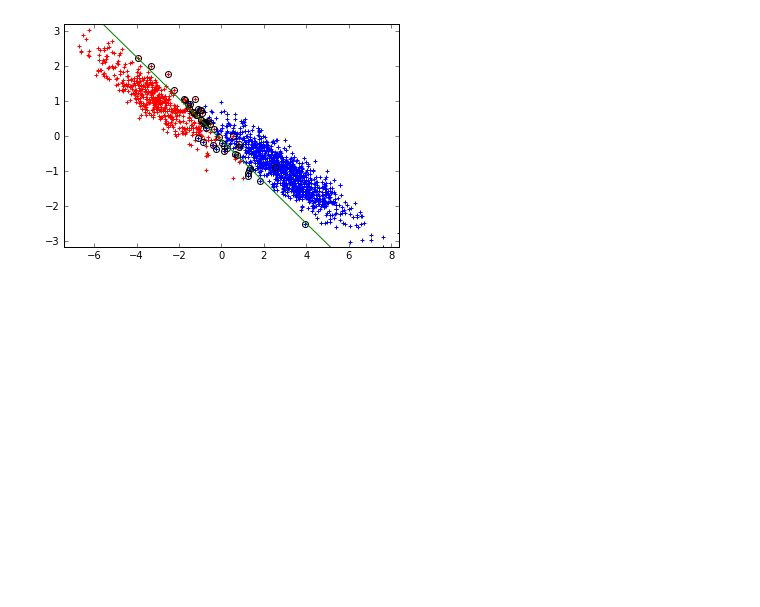
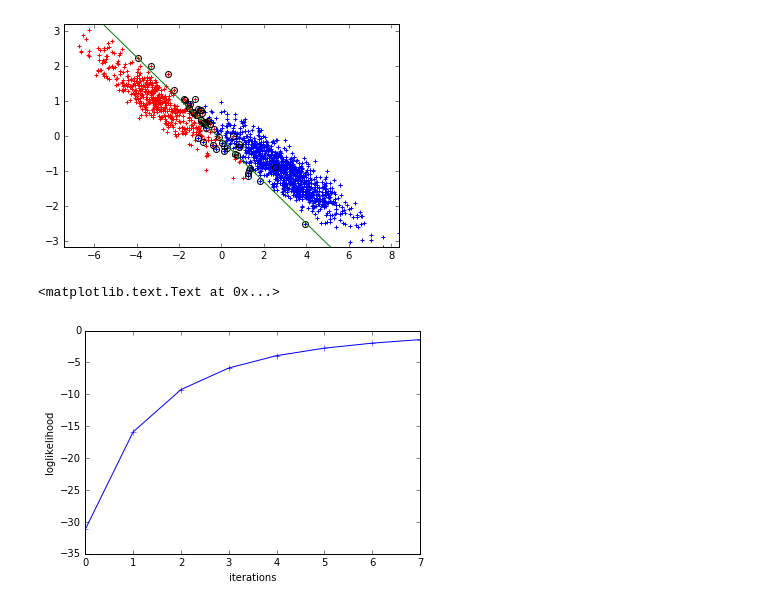
Before and after one commit to yamatogun/ML_short_demo, a Jupyter notebook: ML_tuto.ipynb, the cells around one changed output. Cells and saved outputs as stored; diff of their text form; code cells hidden in the pictures; blank space fills up the shorter version.

Commit message:
plot loglikelihood maximization

```diff
--- a/ML_tuto.ipynb
+++ b/ML_tuto.ipynb
@@ -97,6 +97,7 @@ def fitLogisticRegression(X, y, niter):
     """
     _, dim = X.shape
     w = np.zeros((dim, 1)) # initialization, (p+1) x 1
+    loglkhd = np.zeros((niter, 1))
     for i in xrange(niter):
         mu = np.squeeze(X.dot(w)) # value of w is updated during each iteration
         eta = logistic(mu)
@@ -104,8 +105,8 @@ def fitLogisticRegression(X, y, niter):
         z = mu + (y - eta) / s # because S is a diagonal matrix
         S = np.diag(s)
         w = inv((X.T).dot(S).dot(X)).dot(X.T).dot(S).dot(z)
-        print loglikelihood(X, y, w)
-    return w
+        loglkhd[i] = loglikelihood(X, y, w)
+    return w, loglkhd
 # %%
 # first add a column of 1s to take the bias into account
 nrows_train, _ = X_train.shape
@@ -114,7 +115,7 @@ X_train = np.concatenate((X_train, np.ones((nrows_train, 1))), axis=1)
 X_test = np.concatenate((X_test, np.ones((nrows_test, 1))), axis=1)
 
 # Learning: fit model on data
-w_opt = fitLogisticRegression(X_train, y_train, 8)
+w_opt, loglkhd_values = fitLogisticRegression(X_train, y_train, 8)
 # apply the optimal model on test dataset:
 predictions = np.where(logistic(X_test.dot(w_opt))>0.5, 1, 0)
 classification_rate = float(sum(predictions==y_test))/len(y_test)
@@ -170,3 +171,13 @@ ax.set_ylim([ymin, ymax])
 plt.show()
 # %% [output]
 [figure]
+# %%
+# print loglikelihood. Expected to be maximized
+fig = plt.figure()
+ax = fig.add_subplot(1, 1, 1)
+ax.plot(range(8), loglkhd_values, marker='+')
+ax.set_xlabel('iterations')
+ax.set_ylabel('loglikelihood')
+# %% [output]
+<matplotlib.text.Text at 0x...>
+[figure, added]
```
Also changed, not shown: parts of 2 cells of this notebook.
